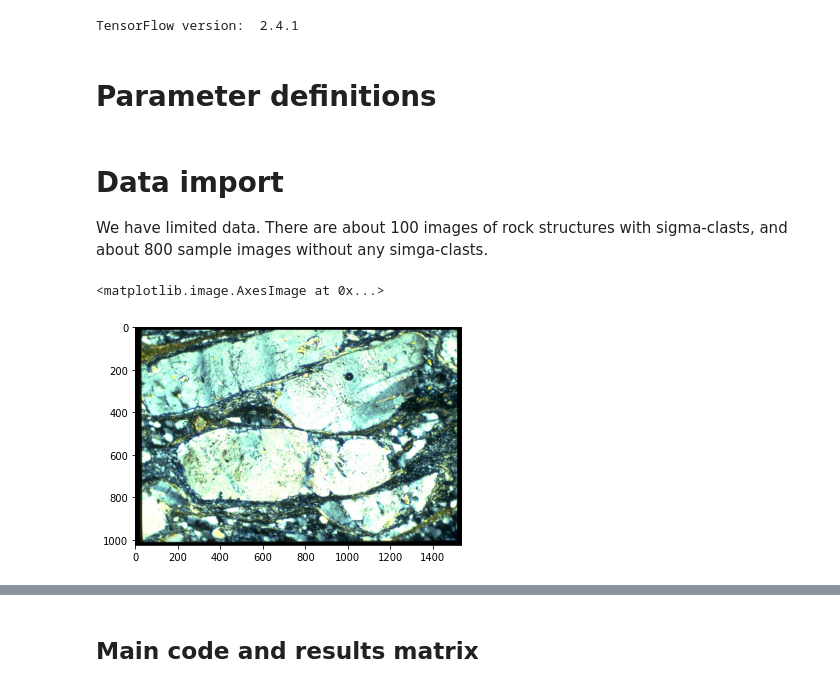
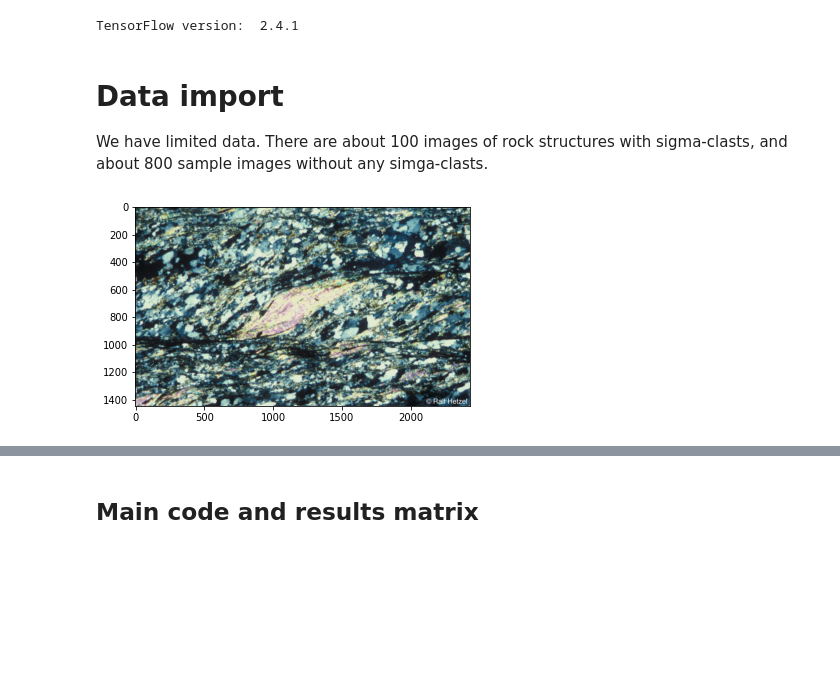
Before and after one commit to drizzle98/sigma-clast-project, a Jupyter notebook: SI_01_Automatic_Detection_and_Classification_of_Rock_Microstructures_through_Machine_Learning.ipynb, the cells around one changed output, grey strips where cells are left out. Cells and saved outputs as stored; diff of their text form; code cells hidden in the pictures; blank space fills up the shorter version.

```diff
--- a/SI_01_Automatic_Detection_and_Classification_of_Rock_Microstructures_through_Machine_Learning.ipynb
+++ b/SI_01_Automatic_Detection_and_Classification_of_Rock_Microstructures_through_Machine_Learning.ipynb
@@ -152,8 +149,6 @@ from tensorflow.keras.applications import imagenet_utils
 %matplotlib inline
 # %% [output]
 TensorFlow version:  2.4.1
-# %% [markdown]
-# Parameter definitions
 # %% [markdown]
 
 # Data import
@@ -164,9 +159,6 @@ data_path = Path("./original_data")
 # %%
 sample_cw = load_img(data_path/"CW/5_muscovite_mica_fish_menderes.jpg")
 plt.imshow(sample_cw)
-
-sample_ccw = load_img(data_path/"CCW/013.jpg")
-plt.imshow(sample_ccw)
+plt.show()
 # %% [output]
-<matplotlib.image.AxesImage at 0x...>
-[figure, old version]
+[figure, new version]
```
Also changed, not shown: parts of 21 cells of this notebook, 4 other files.
